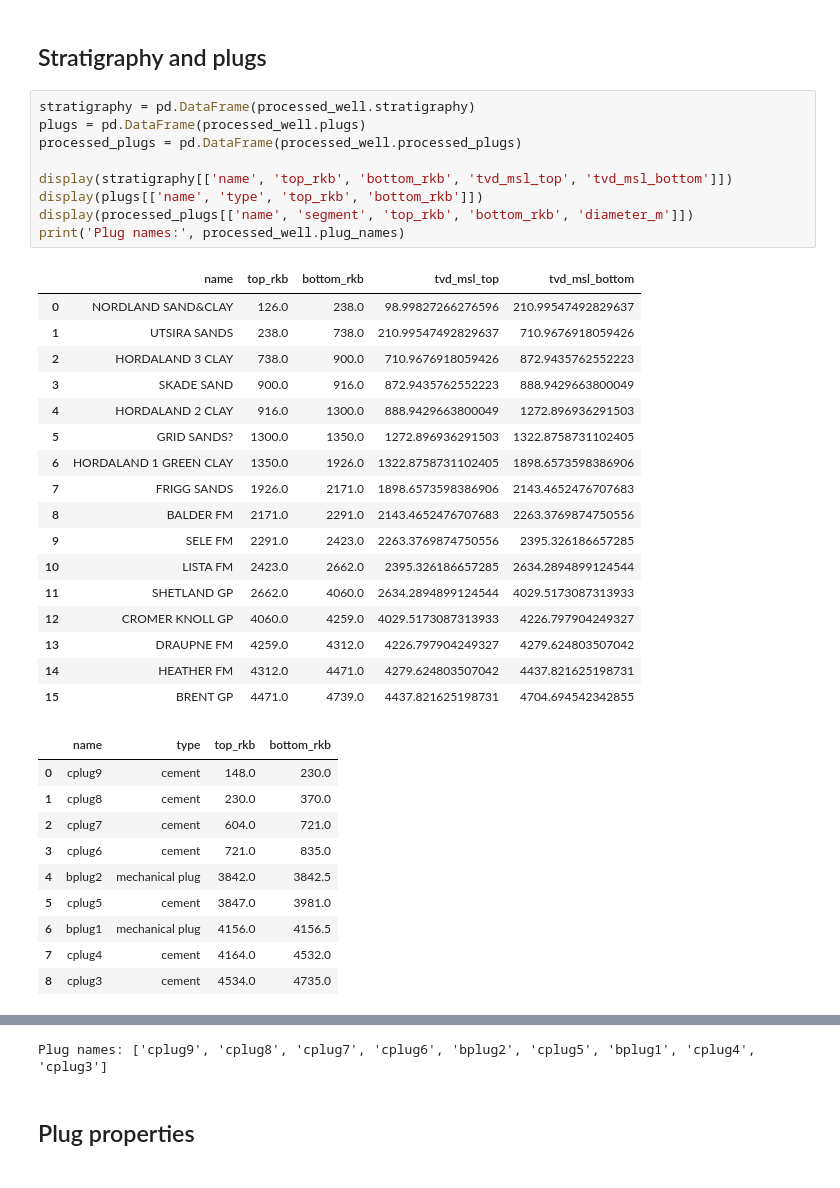
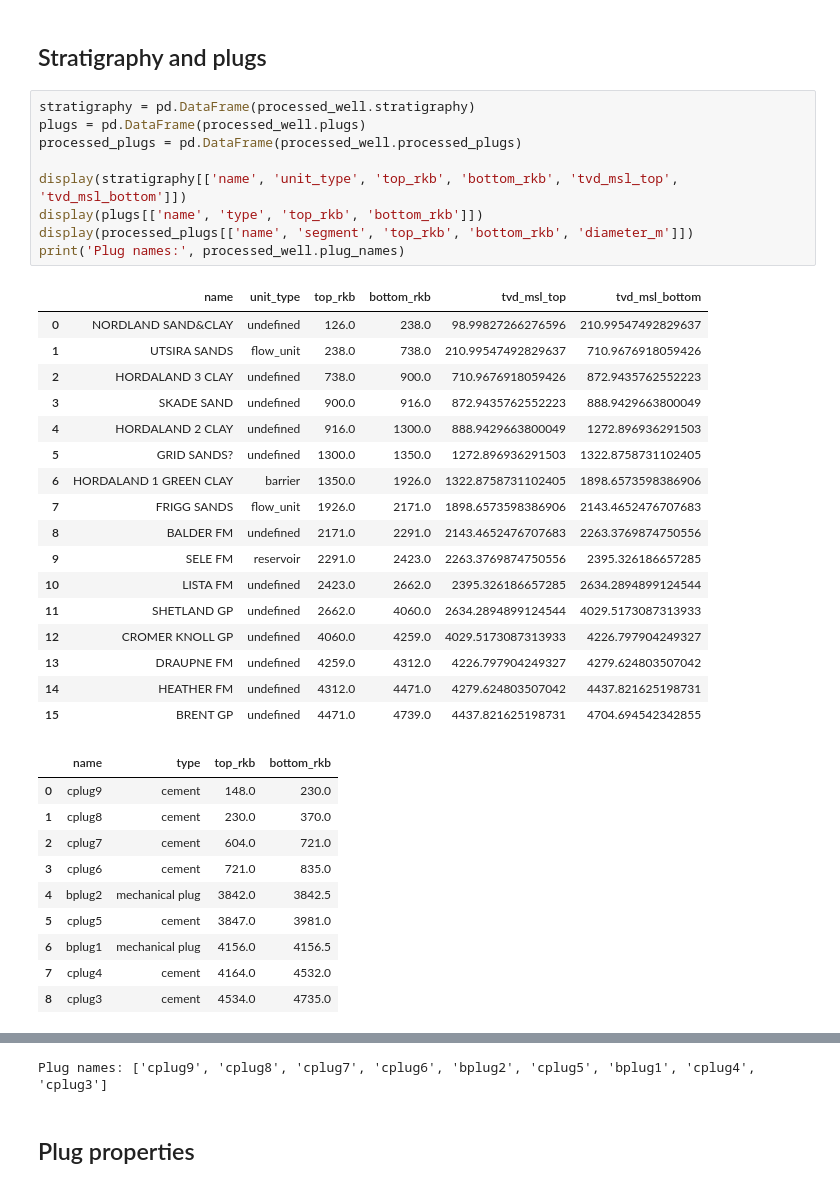
Before and after one commit to equinor/SCREEN, a Jupyter notebook: notebooks/01_wellclass.ipynb, the cells around one changed output, grey strips where cells are left out. Cells and saved outputs as stored; diff of their text form.

```diff
--- a/notebooks/01_wellclass.ipynb
+++ b/notebooks/01_wellclass.ipynb
@@ -214,30 +214,30 @@ MD   4739.0 mRKB -> TVD   4704.7 mMSL
 # %%
 stratigraphy = pd.DataFrame(processed_well.stratigraphy)
 plugs = pd.DataFrame(processed_well.plugs)
 processed_plugs = pd.DataFrame(processed_well.processed_plugs)
 
-display(stratigraphy[['name', 'top_rkb', 'bottom_rkb', 'tvd_msl_top', 'tvd_msl_bottom']])
+display(stratigraphy[['name', 'unit_type', 'top_rkb', 'bottom_rkb', 'tvd_msl_top', 'tvd_msl_bottom']])
 display(plugs[['name', 'type', 'top_rkb', 'bottom_rkb']])
 display(processed_plugs[['name', 'segment', 'top_rkb', 'bottom_rkb', 'diameter_m']])
 print('Plug names:', processed_well.plug_names)
 # %% [output]
-|  | name | top_rkb | bottom_rkb | tvd_msl_top | tvd_msl_bottom |
-| 0 | NORDLAND SAND&CLAY | 126.0 | 238.0 | 98.99827266276596 | 210.99547492829637 |
-| 1 | UTSIRA SANDS | 238.0 | 738.0 | 210.99547492829637 | 710.9676918059426 |
-| 2 | HORDALAND 3 CLAY | 738.0 | 900.0 | 710.9676918059426 | 872.9435762552223 |
-| 3 | SKADE SAND | 900.0 | 916.0 | 872.9435762552223 | 888.9429663800049 |
-| 4 | HORDALAND 2 CLAY | 916.0 | 1300.0 | 888.9429663800049 | 1272.896936291503 |
-| 5 | GRID SANDS? | 1300.0 | 1350.0 | 1272.896936291503 | 1322.8758731102405 |
-| 6 | HORDALAND 1 GREEN CLAY | 1350.0 | 1926.0 | 1322.8758731102405 | 1898.6573598386906 |
-| 7 | FRIGG SANDS | 1926.0 | 2171.0 | 1898.6573598386906 | 2143.4652476707683 |
-| 8 | BALDER FM | 2171.0 | 2291.0 | 2143.4652476707683 | 2263.3769874750556 |
-| 9 | SELE FM | 2291.0 | 2423.0 | 2263.3769874750556 | 2395.326186657285 |
-| 10 | LISTA FM | 2423.0 | 2662.0 | 2395.326186657285 | 2634.2894899124544 |
-| 11 | SHETLAND GP | 2662.0 | 4060.0 | 2634.2894899124544 | 4029.5173087313933 |
-| 12 | CROMER KNOLL GP | 4060.0 | 4259.0 | 4029.5173087313933 | 4226.797904249327 |
-| 13 | DRAUPNE FM | 4259.0 | 4312.0 | 4226.797904249327 | 4279.624803507042 |
-| 14 | HEATHER FM | 4312.0 | 4471.0 | 4279.624803507042 | 4437.821625198731 |
-| 15 | BRENT GP | 4471.0 | 4739.0 | 4437.821625198731 | 4704.694542342855 |
+|  | name | unit_type | top_rkb | bottom_rkb | tvd_msl_top | tvd_msl_bottom |
+| 0 | NORDLAND SAND&CLAY | undefined | 126.0 | 238.0 | 98.99827266276596 | 210.99547492829637 |
+| 1 | UTSIRA SANDS | flow_unit | 238.0 | 738.0 | 210.99547492829637 | 710.9676918059426 |
+| 2 | HORDALAND 3 CLAY | undefined | 738.0 | 900.0 | 710.9676918059426 | 872.9435762552223 |
+| 3 | SKADE SAND | undefined | 900.0 | 916.0 | 872.9435762552223 | 888.9429663800049 |
+| 4 | HORDALAND 2 CLAY | undefined | 916.0 | 1300.0 | 888.9429663800049 | 1272.896936291503 |
+| 5 | GRID SANDS? | undefined | 1300.0 | 1350.0 | 1272.896936291503 | 1322.8758731102405 |
+| 6 | HORDALAND 1 GREEN CLAY | barrier | 1350.0 | 1926.0 | 1322.8758731102405 | 1898.6573598386906 |
+| 7 | FRIGG SANDS | flow_unit | 1926.0 | 2171.0 | 1898.6573598386906 | 2143.4652476707683 |
+| 8 | BALDER FM | undefined | 2171.0 | 2291.0 | 2143.4652476707683 | 2263.3769874750556 |
+| 9 | SELE FM | reservoir | 2291.0 | 2423.0 | 2263.3769874750556 | 2395.326186657285 |
+| 10 | LISTA FM | undefined | 2423.0 | 2662.0 | 2395.326186657285 | 2634.2894899124544 |
+| 11 | SHETLAND GP | undefined | 2662.0 | 4060.0 | 2634.2894899124544 | 4029.5173087313933 |
+| 12 | CROMER KNOLL GP | undefined | 4060.0 | 4259.0 | 4029.5173087313933 | 4226.797904249327 |
+| 13 | DRAUPNE FM | undefined | 4259.0 | 4312.0 | 4226.797904249327 | 4279.624803507042 |
+| 14 | HEATHER FM | undefined | 4312.0 | 4471.0 | 4279.624803507042 | 4437.821625198731 |
+| 15 | BRENT GP | undefined | 4471.0 | 4739.0 | 4437.821625198731 | 4704.694542342855 |
 |  | name | type | top_rkb | bottom_rkb |
 | 0 | cplug9 | cement | 148.0 | 230.0 |
 | 1 | cplug8 | cement | 230.0 | 370.0 |
```
Also changed, not shown: parts of 3 cells of this notebook, 3 other files.
